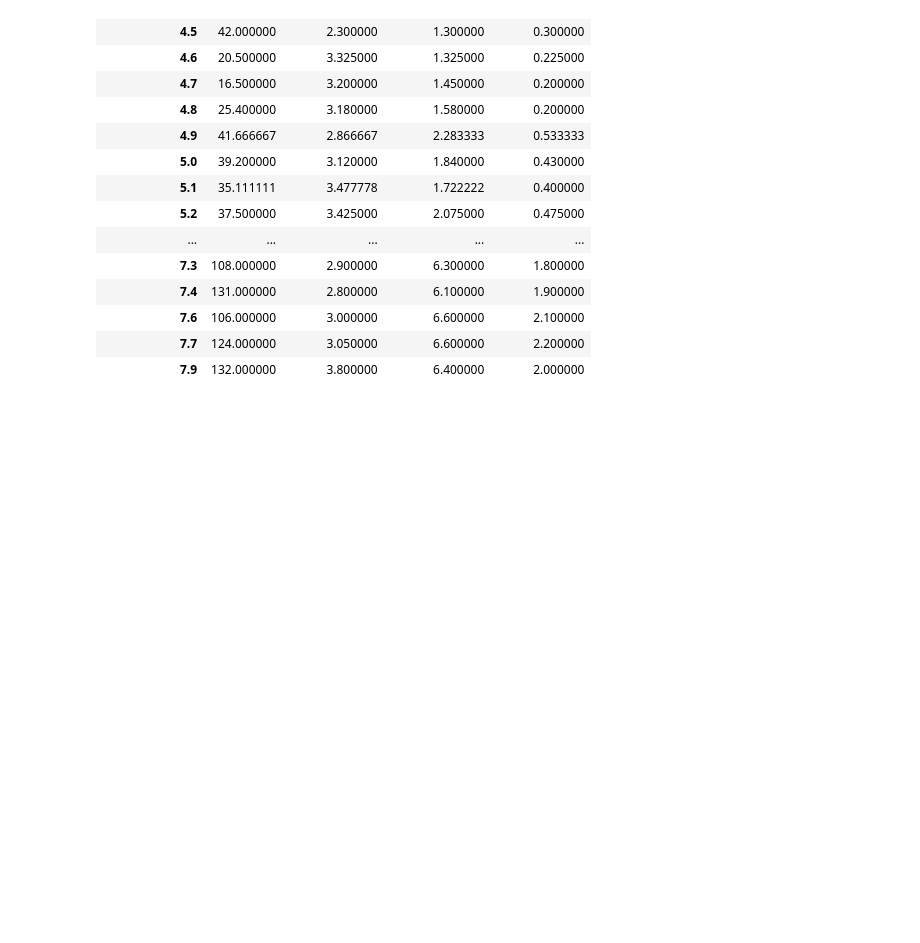
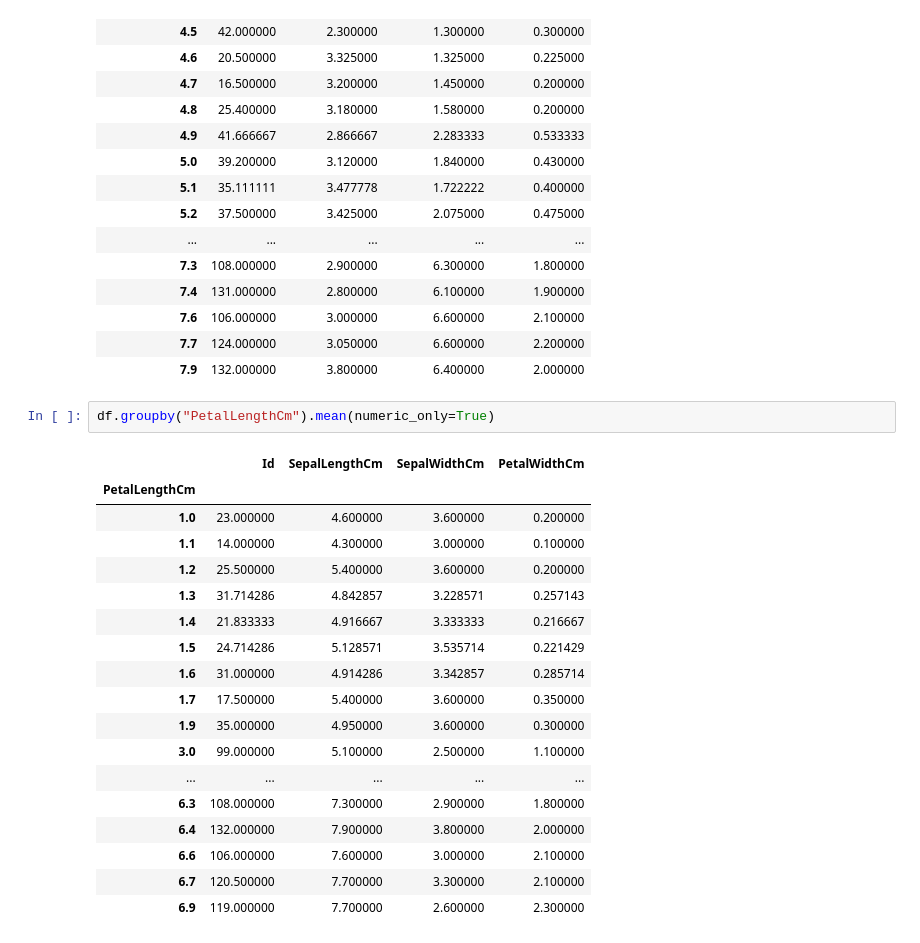
Before and after one commit to lokeshwari-code/Practice, a Jupyter notebook: Iris.ipynb, the cells around one changed output. Saved outputs shown, nothing was run; the diff lists cells and outputs as text; blank space fills up the shorter version.

Commit message:
added the coloumn groupby

```diff
--- a/Iris.ipynb
+++ b/Iris.ipynb
@@ -121,3 +121,24 @@ df.groupby("SepalLengthCm").mean(numeric_only=True)
 | 7.6 | 106.000000 | 3.000000 | 6.600000 | 2.100000 |
 | 7.7 | 124.000000 | 3.050000 | 6.600000 | 2.200000 |
 | 7.9 | 132.000000 | 3.800000 | 6.400000 | 2.000000 |
+# %%
+df.groupby("PetalLengthCm").mean(numeric_only=True)
+# %% [output]
+|  | Id | SepalLengthCm | SepalWidthCm | PetalWidthCm |
+| PetalLengthCm |  |  |  |  |
+| 1.0 | 23.000000 | 4.600000 | 3.600000 | 0.200000 |
+| 1.1 | 14.000000 | 4.300000 | 3.000000 | 0.100000 |
+| 1.2 | 25.500000 | 5.400000 | 3.600000 | 0.200000 |
+| 1.3 | 31.714286 | 4.842857 | 3.228571 | 0.257143 |
+| 1.4 | 21.833333 | 4.916667 | 3.333333 | 0.216667 |
+| 1.5 | 24.714286 | 5.128571 | 3.535714 | 0.221429 |
+| 1.6 | 31.000000 | 4.914286 | 3.342857 | 0.285714 |
+| 1.7 | 17.500000 | 5.400000 | 3.600000 | 0.350000 |
+| 1.9 | 35.000000 | 4.950000 | 3.600000 | 0.300000 |
+| 3.0 | 99.000000 | 5.100000 | 2.500000 | 1.100000 |
+| ... | ... | ... | ... | ... |
+| 6.3 | 108.000000 | 7.300000 | 2.900000 | 1.800000 |
+| 6.4 | 132.000000 | 7.900000 | 3.800000 | 2.000000 |
+| 6.6 | 106.000000 | 7.600000 | 3.000000 | 2.100000 |
+| 6.7 | 120.500000 | 7.700000 | 3.300000 | 2.100000 |
+| 6.9 | 119.000000 | 7.700000 | 2.600000 | 2.300000 |
```
